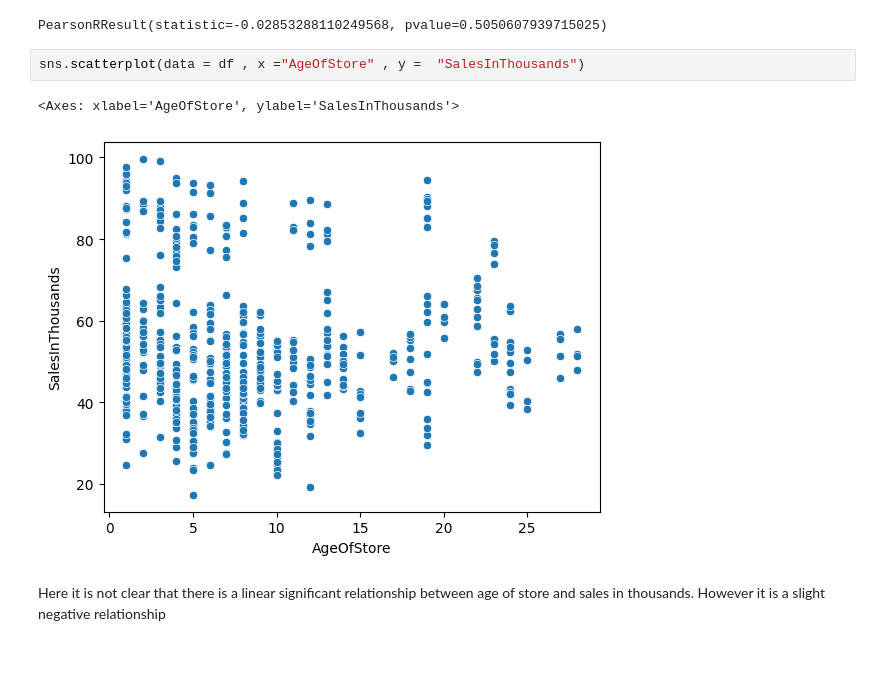
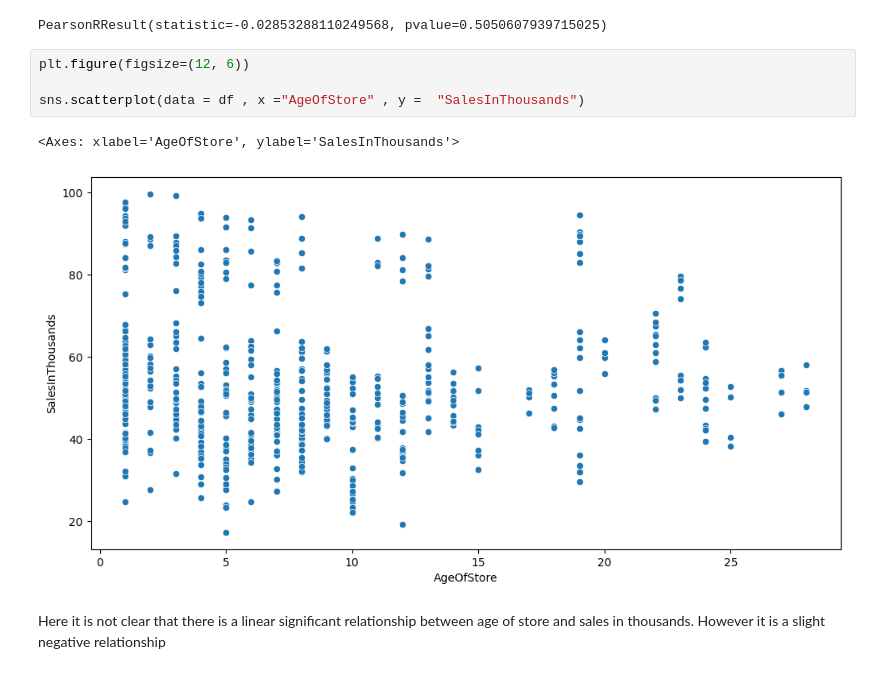
Before and after one commit to ahmedhas32/ahmedhas32, a Jupyter notebook: a-b-testing-deep-dive-fast-food-promotion-plans.ipynb, the cells around one changed output. Saved outputs shown, nothing was run; the diff lists cells and outputs as text.

```diff
--- a/a-b-testing-deep-dive-fast-food-promotion-plans.ipynb
+++ b/a-b-testing-deep-dive-fast-food-promotion-plans.ipynb
@@ -239,9 +271,11 @@ stats.pearsonr(df["AgeOfStore"] , df["SalesInThousands"])
 # %% [output]
 PearsonRResult(statistic=-0.02853288110249568, pvalue=0.5050607939715025)
 # %%
+plt.figure(figsize=(12, 6))
+
 sns.scatterplot(data = df , x ="AgeOfStore" , y =  "SalesInThousands")
 # %% [output]
 <Axes: xlabel='AgeOfStore', ylabel='SalesInThousands'>
-[figure, old version]
+[figure, new version]
 # %% [markdown]
 Here it is not clear that there is a linear significant relationship between age of store and sales in thousands. However it is a slight negative relationship
```
Also changed, not shown: parts of 13 cells of this notebook.
